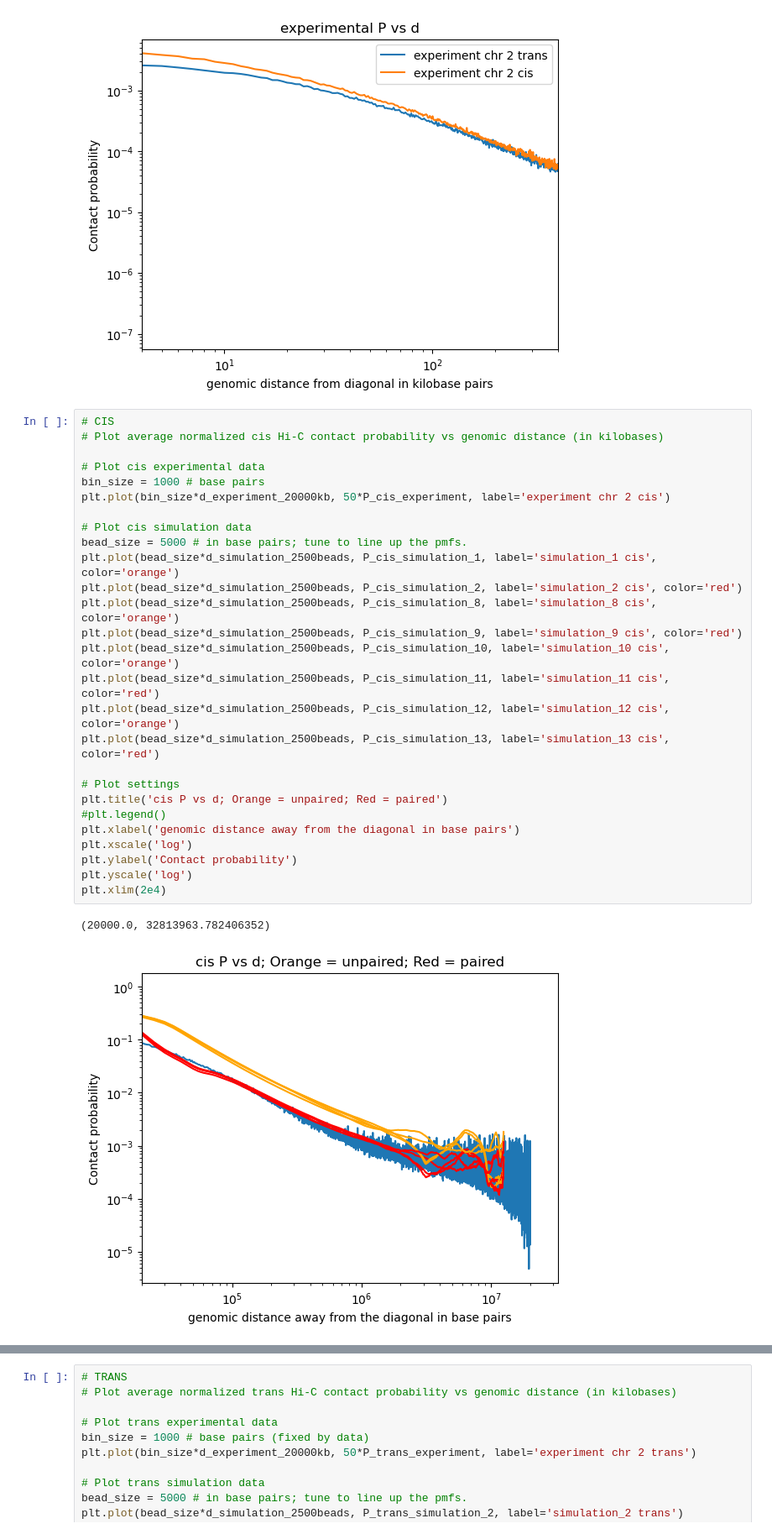
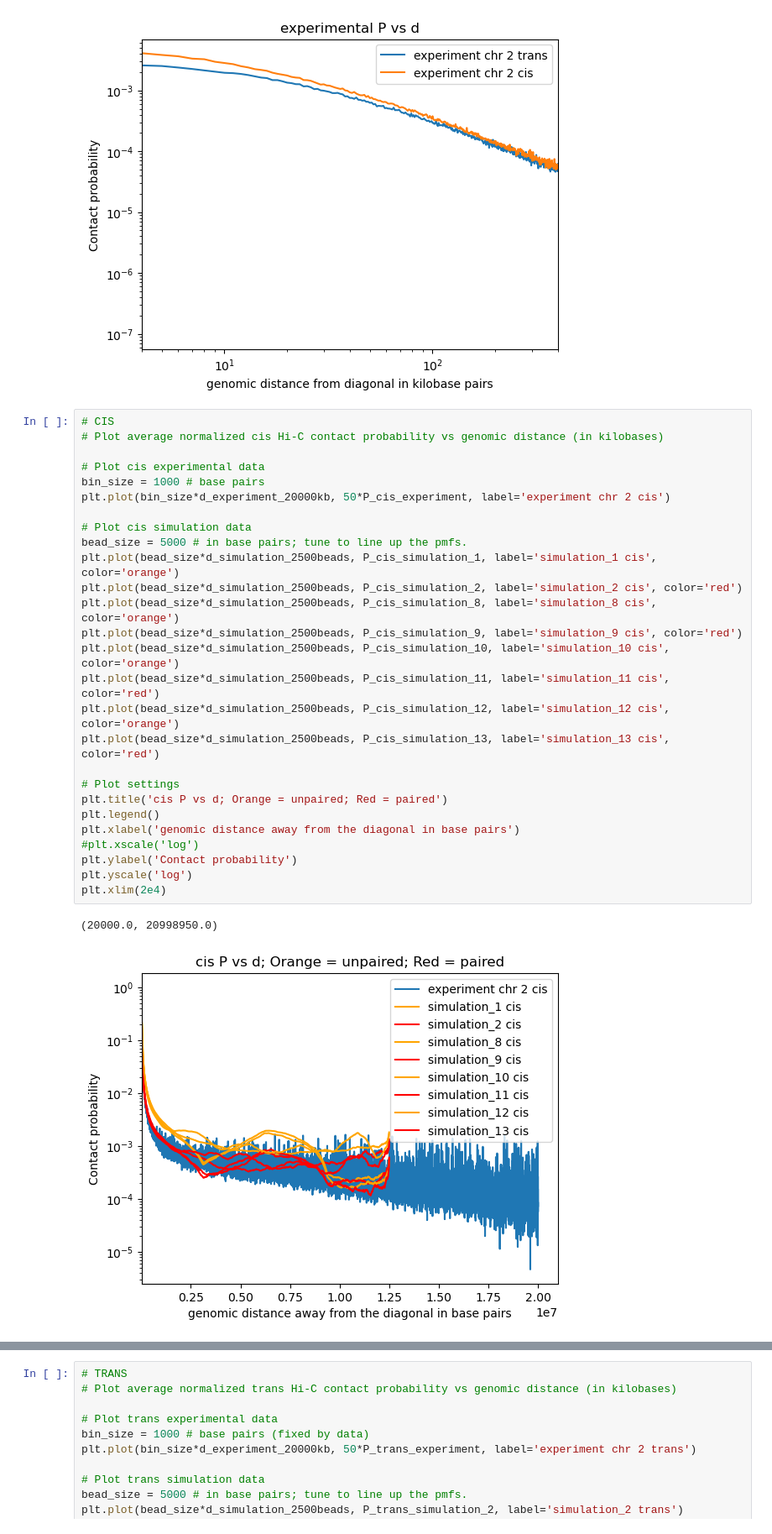
Before and after one commit to DiPierroLab/Douglas, a Jupyter notebook: 6_extra_tools/P_vs_d_experimental_compare_computational.ipynb, the cells around one changed output, grey strips where cells are left out. Shown at 84% size. Cells and saved outputs as stored; diff of their text form.

```diff
--- a/6_extra_tools/P_vs_d_experimental_compare_computational.ipynb
+++ b/6_extra_tools/P_vs_d_experimental_compare_computational.ipynb
@@ -114,31 +130,31 @@ plt.xlim(4,400)
 # %%
 # CIS
 # Plot average normalized cis Hi-C contact probability vs genomic distance (in kilobases)
 
 # Plot cis experimental data
 bin_size = 1000 # base pairs
 plt.plot(bin_size*d_experiment_20000kb, 50*P_cis_experiment, label='experiment chr 2 cis')
 
 # Plot cis simulation data
 bead_size = 5000 # in base pairs; tune to line up the pmfs.
 plt.plot(bead_size*d_simulation_2500beads, P_cis_simulation_1, label='simulation_1 cis', color='orange')
 plt.plot(bead_size*d_simulation_2500beads, P_cis_simulation_2, label='simulation_2 cis', color='red')
 plt.plot(bead_size*d_simulation_2500beads, P_cis_simulation_8, label='simulation_8 cis', color='orange')
 plt.plot(bead_size*d_simulation_2500beads, P_cis_simulation_9, label='simulation_9 cis', color='red')
 plt.plot(bead_size*d_simulation_2500beads, P_cis_simulation_10, label='simulation_10 cis', color='orange')
 plt.plot(bead_size*d_simulation_2500beads, P_cis_simulation_11, label='simulation_11 cis', color='red')
 plt.plot(bead_size*d_simulation_2500beads, P_cis_simulation_12, label='simulation_12 cis', color='orange')
 plt.plot(bead_size*d_simulation_2500beads, P_cis_simulation_13, label='simulation_13 cis', color='red')
 
 # Plot settings
 plt.title('cis P vs d; Orange = unpaired; Red = paired')
-#plt.legend()
+plt.legend()
 plt.xlabel('genomic distance away from the diagonal in base pairs')
-plt.xscale('log')
+#plt.xscale('log')
 plt.ylabel('Contact probability')
 plt.yscale('log')
 plt.xlim(2e4)
 # %% [output]
-(20000.0, 32813963.782406352)
+(20000.0, 20998950.0)
-[figure, old version]
+[figure, new version]
 # %%
```
Also changed, not shown: parts of 3 cells of this notebook, 12 other files.
